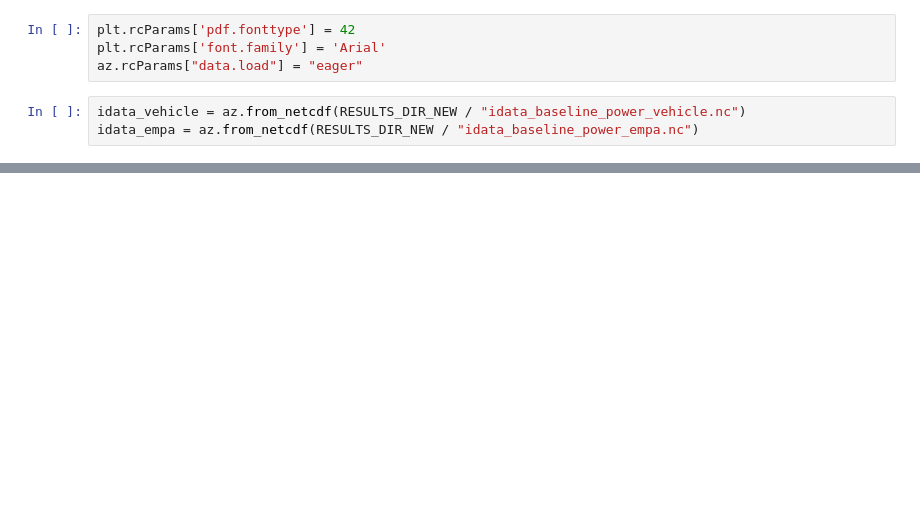
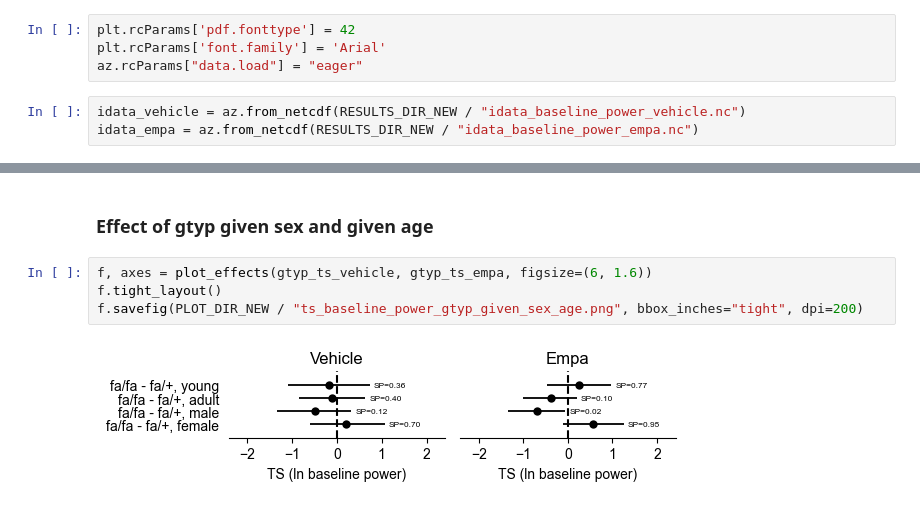
Before and after one commit to teddygroves/kidney, a Jupyter notebook: notebooks/new/analyse fits baseline power.ipynb, the cells around one changed output, grey strips where cells are left out. Cells and saved outputs as stored; diff of their text form; blank space fills up the shorter version.

```diff
--- a/notebooks/new/analyse fits baseline power.ipynb
+++ b/notebooks/new/analyse fits baseline power.ipynb
@@ -94,0 +108,8 @@ f.tight_layout()
+# %% [markdown]
+### Effect of gtyp given sex and given age
+# %%
+f, axes = plot_effects(gtyp_ts_vehicle, gtyp_ts_empa, figsize=(6, 1.6))
+f.tight_layout()
+f.savefig(PLOT_DIR_NEW / "ts_baseline_power_gtyp_given_sex_age.png", bbox_inches="tight", dpi=200)
+# %% [output]
+[figure, added]
```
Also changed, not shown: parts of 15 cells of this notebook, 37 other files.
